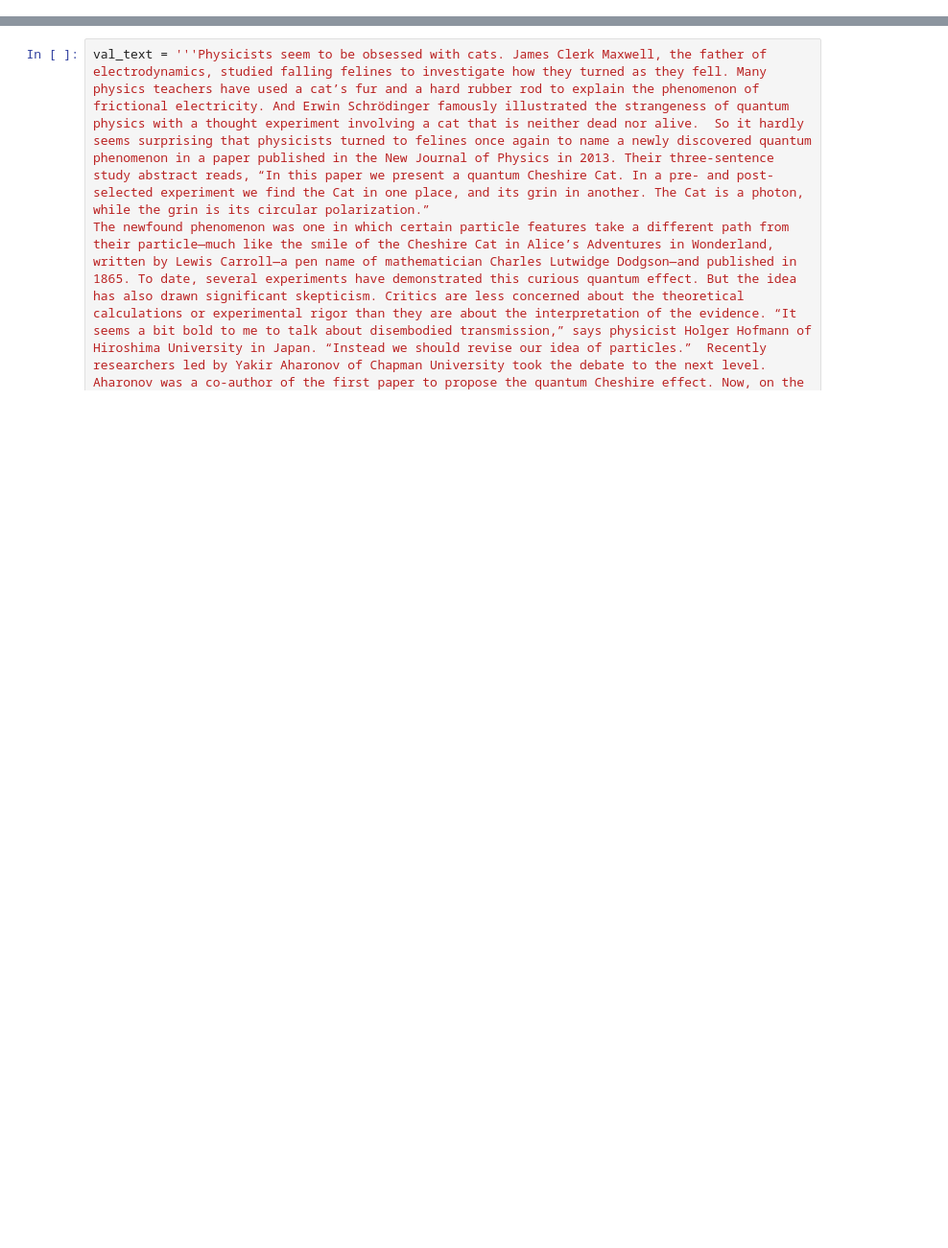
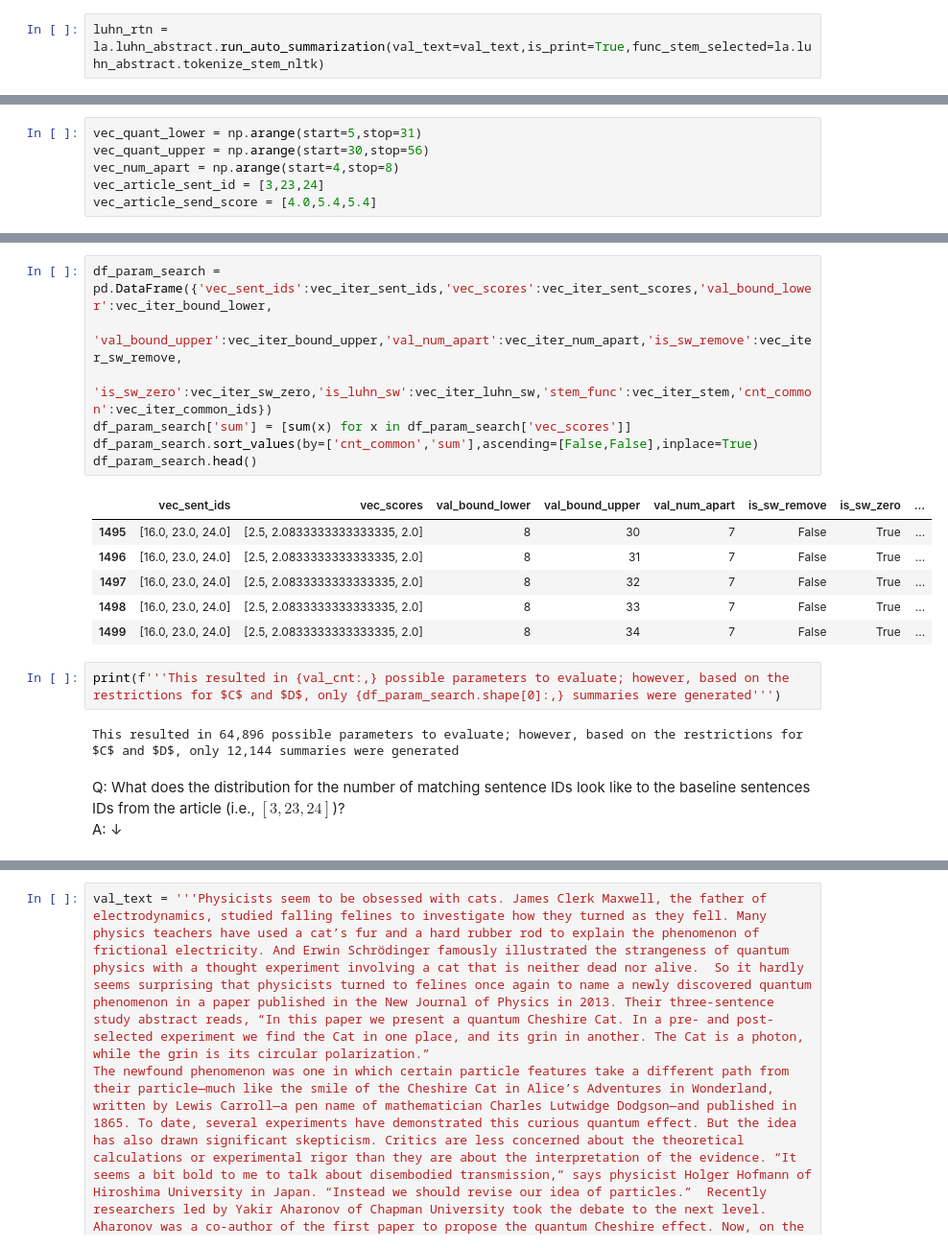
Before and after one commit to JIVJGFJZKF/luhn, a Jupyter notebook: luhn.ipynb, the cells around one changed output, grey strips where cells are left out. Shown: that part at 96% size. Saved outputs shown, nothing was run; the diff lists cells and outputs as text; blank space fills up the shorter version.

```diff
--- a/luhn.ipynb
+++ b/luhn.ipynb
@@ -27,0 +51,2 @@ def scrape_page_wikipedia(val_url):
+# %%
+luhn_rtn = la.luhn_abstract.run_auto_summarization(val_text=val_text,is_print=True,func_stem_selected=la.luhn_abstract.tokenize_stem_nltk)
@@ -27,0 +63,6 @@ def scrape_page_wikipedia(val_url):
+# %%
+vec_quant_lower = np.arange(start=5,stop=31)
+vec_quant_upper = np.arange(start=30,stop=56)
+vec_num_apart = np.arange(start=4,stop=8)
+vec_article_sent_id = [3,23,24]
+vec_article_send_score = [4.0,5.4,5.4]
@@ -27,0 +123,21 @@ def scrape_page_wikipedia(val_url):
+# %%
+df_param_search = pd.DataFrame({'vec_sent_ids':vec_iter_sent_ids,'vec_scores':vec_iter_sent_scores,'val_bound_lower':vec_iter_bound_lower,
+                          'val_bound_upper':vec_iter_bound_upper,'val_num_apart':vec_iter_num_apart,'is_sw_remove':vec_iter_sw_remove,
+                          'is_sw_zero':vec_iter_sw_zero,'is_luhn_sw':vec_iter_luhn_sw,'stem_func':vec_iter_stem,'cnt_common':vec_iter_common_ids})
+df_param_search['sum'] = [sum(x) for x in df_param_search['vec_scores']]
+df_param_search.sort_values(by=['cnt_common','sum'],ascending=[False,False],inplace=True)
+df_param_search.head()
+# %% [output]
+|  | vec_sent_ids | vec_scores | val_bound_lower | val_bound_upper | val_num_apart | is_sw_remove | is_sw_zero | ... |
+| 1495 | [16.0, 23.0, 24.0] | [2.5, 2.0833333333333335, 2.0] | 8 | 30 | 7 | False | True | ... |
+| 1496 | [16.0, 23.0, 24.0] | [2.5, 2.0833333333333335, 2.0] | 8 | 31 | 7 | False | True | ... |
+| 1497 | [16.0, 23.0, 24.0] | [2.5, 2.0833333333333335, 2.0] | 8 | 32 | 7 | False | True | ... |
+| 1498 | [16.0, 23.0, 24.0] | [2.5, 2.0833333333333335, 2.0] | 8 | 33 | 7 | False | True | ... |
+| 1499 | [16.0, 23.0, 24.0] | [2.5, 2.0833333333333335, 2.0] | 8 | 34 | 7 | False | True | ... |
+# %%
+print(f'''This resulted in {val_cnt:,} possible parameters to evaluate; however, based on the restrictions for $C$ and $D$, only {df_param_search.shape[0]:,} summaries were generated''')
+# %% [output]
+This resulted in 64,896 possible parameters to evaluate; however, based on the restrictions for $C$ and $D$, only 12,144 summaries were generated
+# %% [markdown]
+Q: What does the distribution for the number of matching sentence IDs look like to the baseline sentences IDs from the article (i.e., $[3,23,24]$)?
+A: &darr;
```
Also changed, not shown: parts of 80 cells of this notebook.
